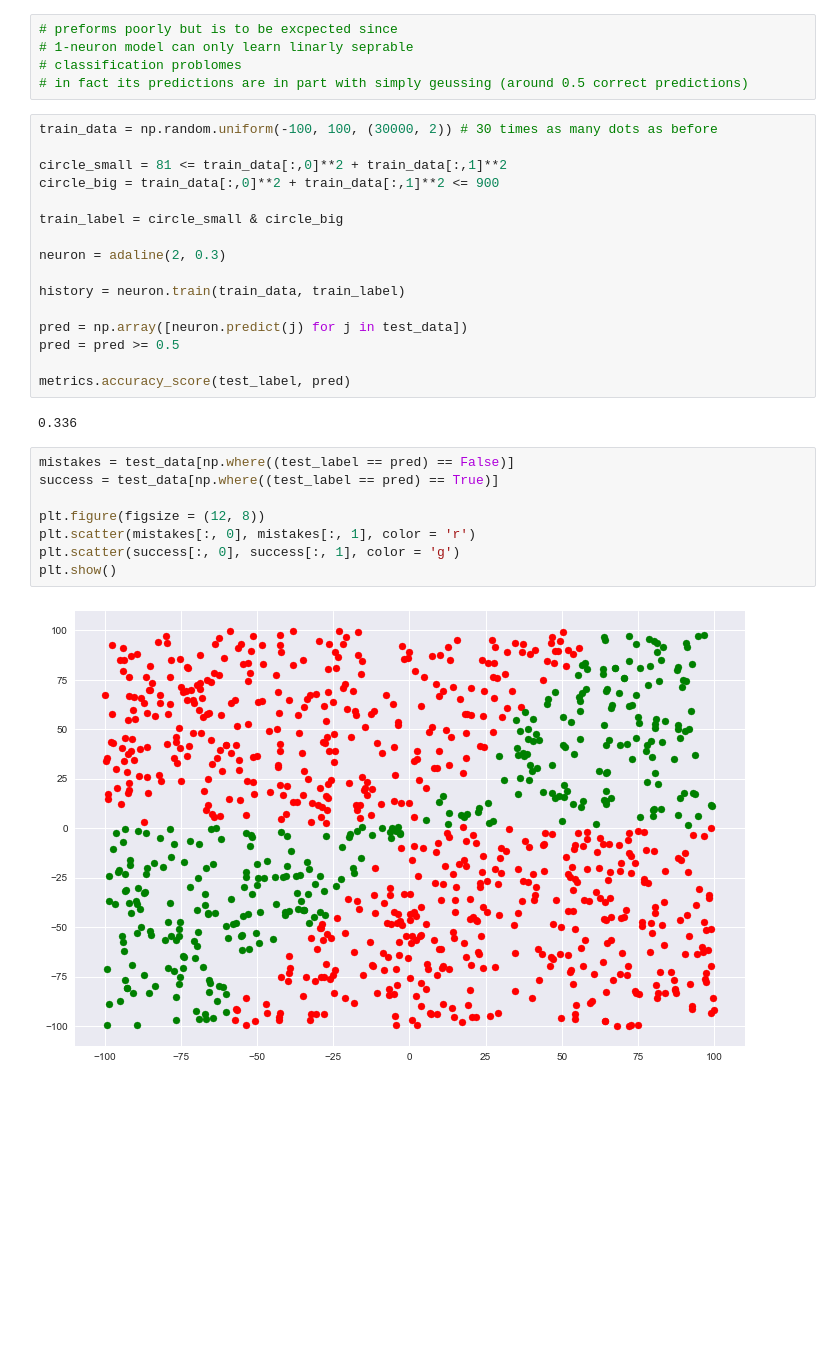
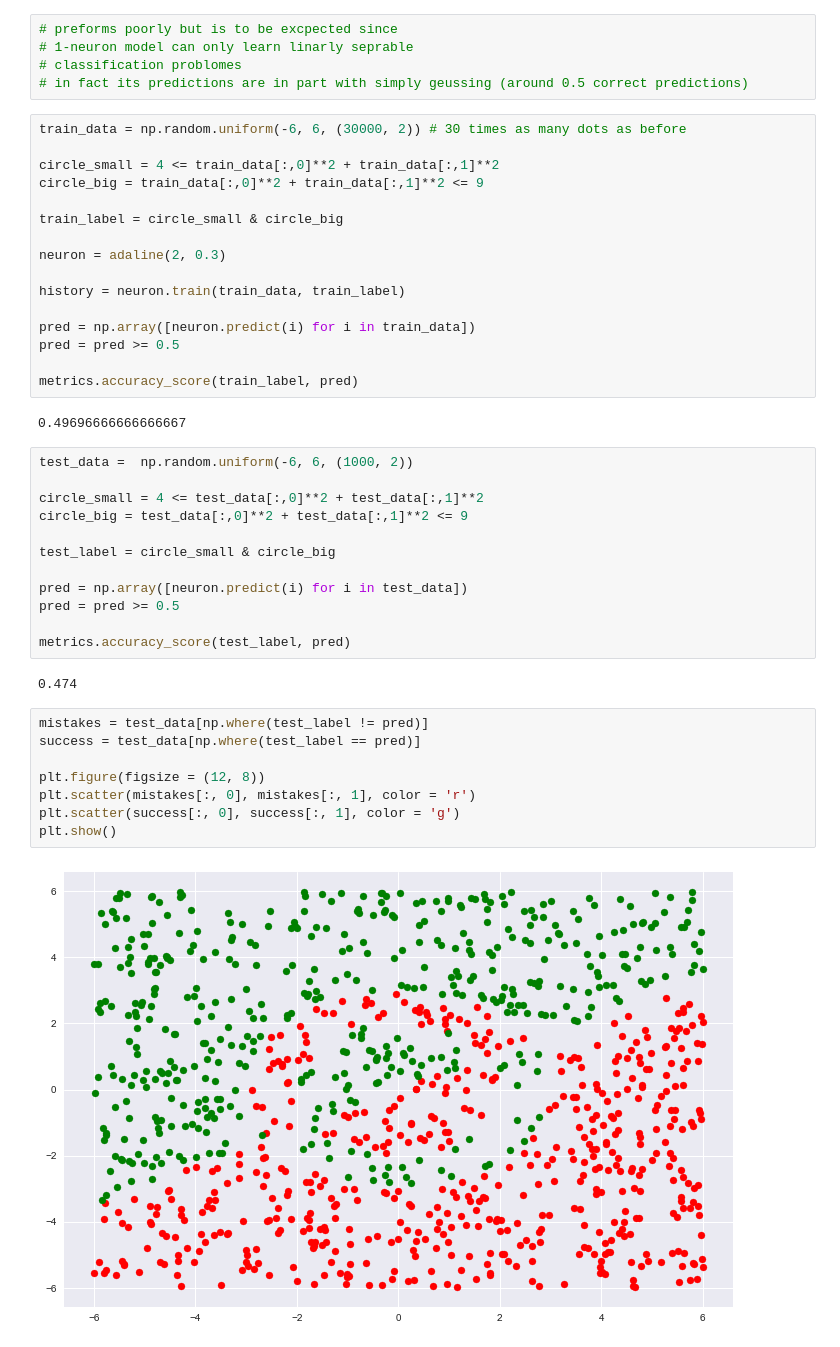
Before and after one commit to Israel0545488592/NeuralComputing1, a Jupyter notebook: train_test_adaline.ipynb, the cells around one changed output. Saved outputs shown, nothing was run; the diff lists cells and outputs as text; blank space fills up the shorter version.

```diff
--- a/train_test_adaline.ipynb
+++ b/train_test_adaline.ipynb
@@ -181,10 +181,10 @@ metrics.accuracy_score(train_label, pred)
 # classification problomes
 # in fact its predictions are in part with simply geussing (around 0.5 correct predictions)
 # %%
-train_data = np.random.uniform(-100, 100, (30000, 2)) # 30 times as many dots as before
+train_data = np.random.uniform(-6, 6, (30000, 2)) # 30 times as many dots as before
 
-circle_small = 81 <= train_data[:,0]**2 + train_data[:,1]**2
-circle_big = train_data[:,0]**2 + train_data[:,1]**2 <= 900
+circle_small = 4 <= train_data[:,0]**2 + train_data[:,1]**2
+circle_big = train_data[:,0]**2 + train_data[:,1]**2 <= 9
 
 train_label = circle_small & circle_big
 
@@ -192,20 +192,34 @@ neuron = adaline(2, 0.3)
 
 history = neuron.train(train_data, train_label)
 
-pred = np.array([neuron.predict(j) for j in test_data])
+pred = np.array([neuron.predict(i) for i in train_data])
 pred = pred >= 0.5
 
-metrics.accuracy_score(test_label, pred)
+metrics.accuracy_score(train_label, pred)
 # %% [output]
-0.336
+0.49696666666666667
+# %%
+test_data =  np.random.uniform(-6, 6, (1000, 2))
+
+circle_small = 4 <= test_data[:,0]**2 + test_data[:,1]**2
+circle_big = test_data[:,0]**2 + test_data[:,1]**2 <= 9
+
+test_label = circle_small & circle_big
+
+pred = np.array([neuron.predict(i) for i in test_data])
+pred = pred >= 0.5
+
+metrics.accuracy_score(test_label, pred)
+# %% [output]
+0.474
 # %%
-mistakes = test_data[np.where((test_label == pred) == False)]
-success = test_data[np.where((test_label == pred) == True)]
+mistakes = test_data[np.where(test_label != pred)]
+success = test_data[np.where(test_label == pred)]
 
 plt.figure(figsize = (12, 8))
 plt.scatter(mistakes[:, 0], mistakes[:, 1], color = 'r')
 plt.scatter(success[:, 0], success[:, 1], color = 'g')
 plt.show()
 # %% [output]
-[figure, old version]
+[figure, new version]
 # %%
```
Also changed, not shown: parts of 21 cells of this notebook.
